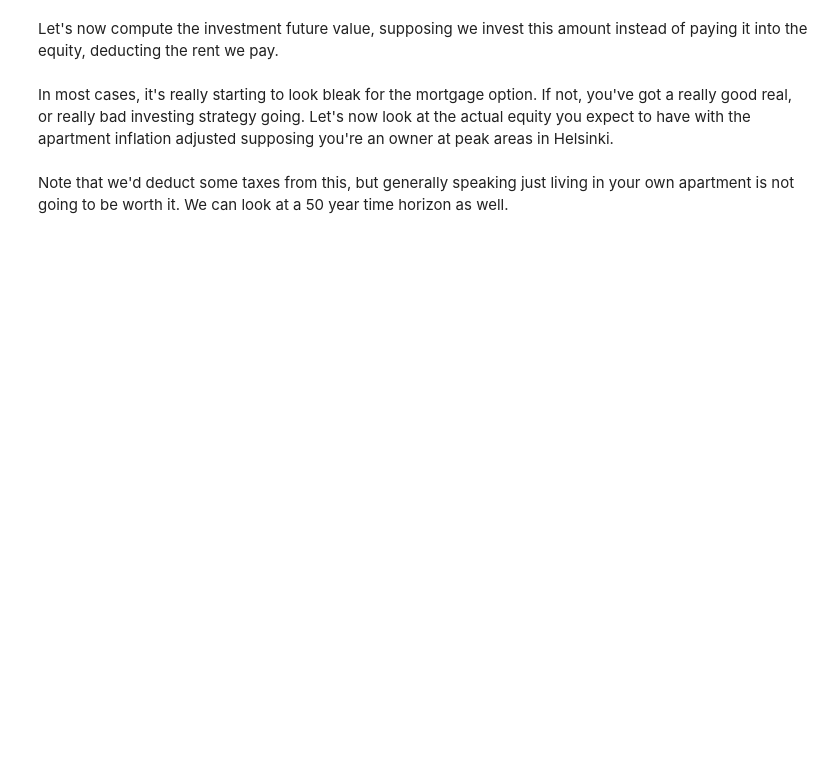
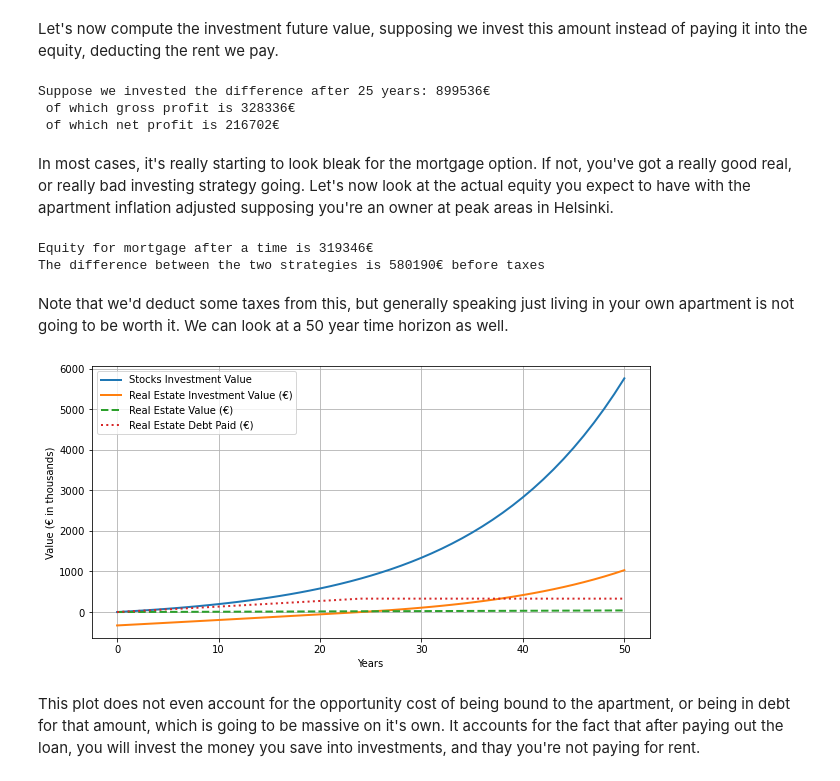
Before and after one commit to MiikaMatias/rental-analysis, a Jupyter notebook: main.ipynb, the cells around one changed output. Drawn from its saved outputs; the diff is of its cells as text; code cells hidden in the pictures; blank space fills up the shorter version.

```diff
--- a/main.ipynb
+++ b/main.ipynb
@@ -23,8 +21,8 @@ We'll want to consider a few things:
 # %%
 # Expected profit
 APPROXIMATE_ROI_ON_STOCKS = 0.07
-APPROXIMATE_VALUE_GROWTH_APARTMENT = 0.0225
 INFLATION = 0.02
+APPROXIMATE_VALUE_GROWTH_APARTMENT = 0.0225 - INFLATION
 # %% [markdown]
     3) We're interested in the total costs of renting an apartment vs buying one. I'm using the logic provided by POP bank here: https://www.poppankki.fi/blogi/kannattaako-asua-vuokralla-vai-ostaa-asunto
 # %%
@@ -32,7 +30,7 @@ INFLATION = 0.02
 RENT = 800
 
 # Costs of ownership
-LOAN_AMOUNT = 300000
+APARTMENT_COST = 300000
 YHTIOVASTIKE = 300
 EURIBOR = 0.03
 MARGIN = 0.01
@@ -60,9 +58,11 @@ Here
  - R is the fixed interest rate
  - n is the duration in months
 # %%
-principal = round(LOAN_AMOUNT - (LOAN_AMOUNT * DOWN_PAYMENT_PERCENTAGE))
+principal = round(APARTMENT_COST - (APARTMENT_COST * DOWN_PAYMENT_PERCENTAGE))
 interest = (EURIBOR + MARGIN)/12
 duration = LOAN_DURATION_YEARS*12
 
 monthly_payment = int(principal * ( (interest*((1+interest)**duration))/((1+interest)**duration - 1)))
 total_cost = UTILITIES + YHTIOVASTIKE + monthly_payment
+
+print(f"When principal is {principal:.0f}€ with interest of {interest*12:.3f}%, for {duration} months:\n Monthly payment is {monthly_payment:.0f}€ \n Total cost of living is {total_cost:.0f}€")
@@ -85,12 +89,70 @@ net_profit = gross_profit*(1-CAPITAL_GAINS_TAX)
 
 
 print(f"Suppose we invested the difference after 25 years: {fv:.0f}€ \n of which gross profit is {gross_profit:.0f}€\n of which net profit is {net_profit:.0f}€")
+# %% [output]
+Suppose we invested the difference after 25 years: 899536€
+ of which gross profit is 328336€
+ of which net profit is 216702€
 # %% [markdown]
 In most cases, it's really starting to look bleak for the mortgage option. If not, you've got a really good real, or really bad investing strategy going. Let's now look at the actual equity you expect to have with the apartment inflation adjusted supposing you're an owner at peak areas in Helsinki.
 # %%
-apartment_annual_growth_ia = APPROXIMATE_VALUE_GROWTH_APARTMENT-INFLATION
-equity_value_after_mortgage = future_value(LOAN_AMOUNT, 0, apartment_annual_growth_ia, 25)
+equity_value_after_mortgage = future_value(APARTMENT_COST, 0, APPROXIMATE_VALUE_GROWTH_APARTMENT, 25)
 print(f"Equity for mortgage after a time is {equity_value_after_mortgage:.0f}€")
 print(f"The difference between the two strategies is {fv - equity_value_after_mortgage:.0f}€ before taxes")
+# %% [output]
+Equity for mortgage after a time is 319346€
+The difference between the two strategies is 580190€ before taxes
 # %% [markdown]
 Note that we'd deduct some taxes from this, but generally speaking just living in your own apartment is not going to be worth it. We can look at a 50 year time horizon as well.
+# %%
+import numpy as np
+import matplotlib.pyplot as plt
+
+
+def plot_investment_vs_real_estate(years, yearly_mortgage_payment, interest):
+    time = np.arange(years + 1)
+    investment_values = np.zeros(years + 1)
+    investment_values_post_real_estate = np.zeros(years + 1)
+    real_estate_value = np.zeros(years + 1)
+    real_estate_debt = np.zeros(years + 1)
+    real_estate_debt_deducted = np.zeros(years + 1)
+
+    real_estate_value[0] = APARTMENT_COST
+    investment_values[0] = 0
+    investment_values_post_real_estate[0] = 0
+    real_estate_debt[0] = 0
+
+    for year in range(1, years + 1):
+        investment_values[year] = (investment_values[year - 1] + yearly_mortgage_payment)*(1+APPROXIMATE_ROI_ON_STOCKS)
+        real_estate_value[year] = (real_estate_value[year-1])*(1+APPROXIMATE_VALUE_GROWTH_APARTMENT)
+
+        if year > LOAN_DURATION_YEARS:
+            investment_values_post_real_estate[year] = (investment_values_post_real_estate[year - 1] + yearly_mortgage_payment + RENT)*(1+APPROXIMATE_ROI_ON_STOCKS)
+            real_estate_debt[year] = real_estate_debt[year-1]
+        elif year == LOAN_DURATION_YEARS:
+            investment_values_post_real_estate[year] = (yearly_mortgage_payment + RENT)*(1+APPROXIMATE_ROI_ON_STOCKS)
+            real_estate_debt[year] = real_estate_debt[year-1]
+        else:
+            real_estate_debt[year] = (real_estate_debt[year - 1] * (1+interest)) + yearly_mortgage_payment
+
+    real_estate_profit = (real_estate_debt - real_estate_debt[LOAN_DURATION_YEARS] + investment_values_post_real_estate)/1000
+    real_estate_debt, investment_values = real_estate_debt/1000, investment_values/1000
+    real_estate_value = (real_estate_value - APARTMENT_COST)/1000
+
+
+    plt.figure(figsize=(10, 5))
+    plt.plot(time, investment_values, label="Stocks Investment Value", linewidth=2)
+    plt.plot(time, real_estate_profit, label="Real Estate Investment Value (€)", linewidth=2)
+    plt.plot(time, real_estate_value, label="Real Estate Value (€)", linestyle="--", linewidth=2)
+    plt.plot(time, real_estate_debt, label="Real Estate Debt Paid (€)", linestyle=":", linewidth=2)
+    plt.xlabel("Years")
+    plt.ylabel("Value (€ in thousands)")
+    plt.legend()
+    plt.grid(True)
+    plt.show()
+
+plot_investment_vs_real_estate(50, monthly_rent_deducted*12, interest)
+# %% [output]
+[figure, added]
+# %% [markdown]
+This plot does not even account for the opportunity cost of being bound to the apartment, or being in debt for that amount, which is going to be massive on it's own. It accounts for the fact that after paying out the loan, you will invest the money you save into investments, and thay you're not paying for rent.
```
Also changed, not shown: parts of 5 cells of this notebook, 2 other files.
